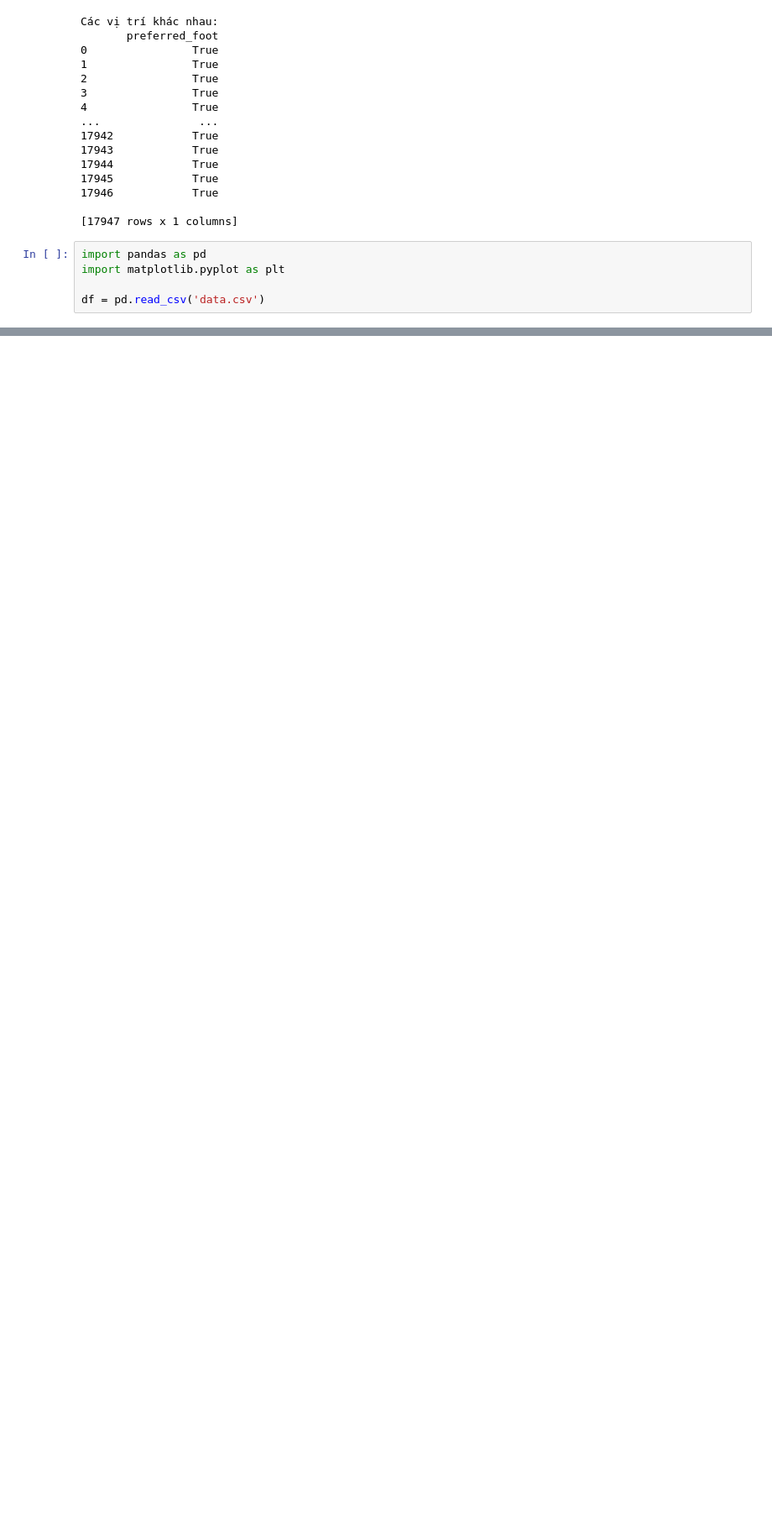
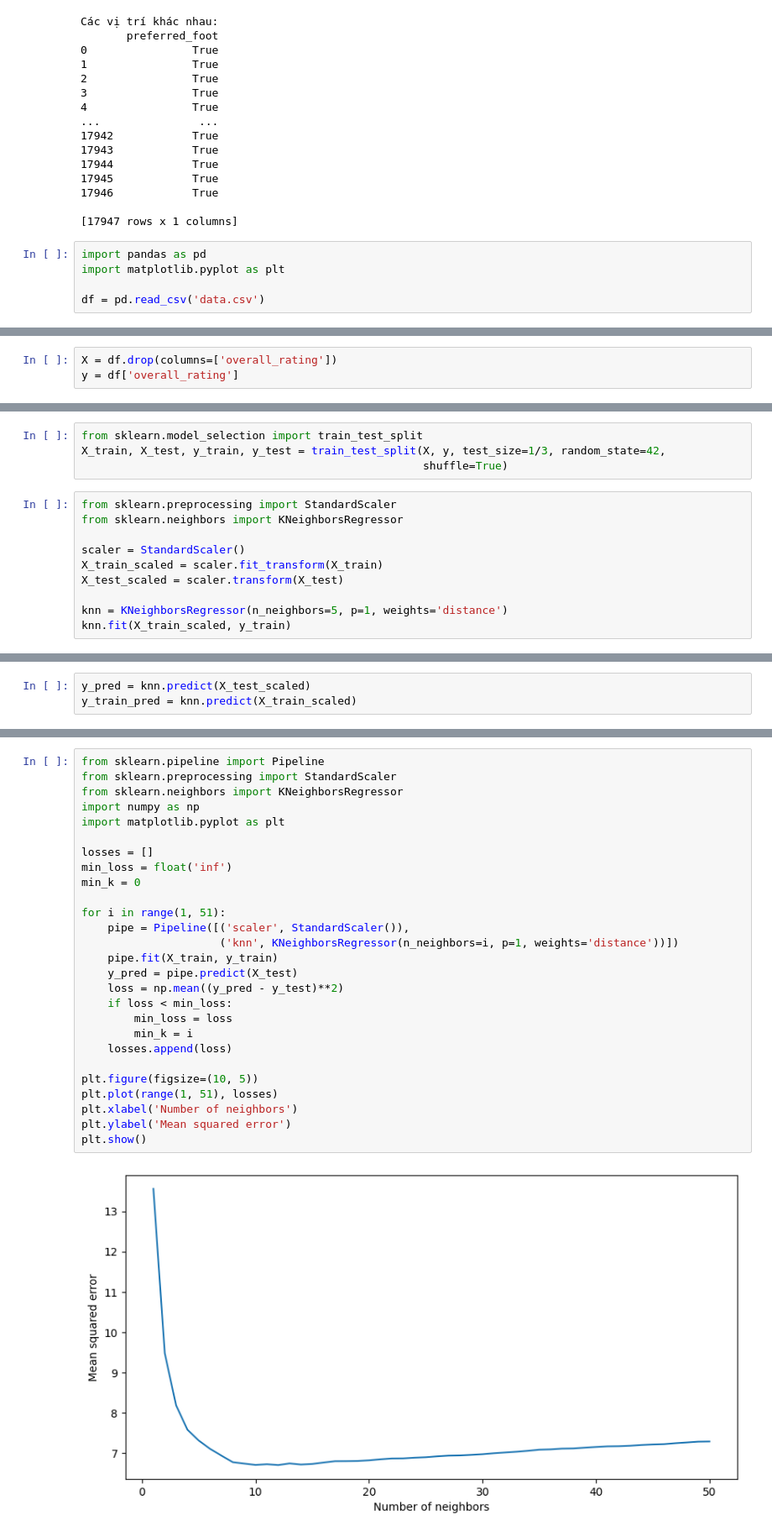
Before and after one commit to nttrung612/Football_Players_Rating_Prediction, a Jupyter notebook: demo.ipynb, the cells around one changed output, grey strips where cells are left out. Shown: that part at 84% size. Drawn from its saved outputs; the diff is of its cells as text; blank space fills up the shorter version.

```diff
--- a/demo.ipynb
+++ b/demo.ipynb
@@ -51,0 +127,3 @@ plt.show()
+# %%
+X = df.drop(columns=['overall_rating'])
+y = df['overall_rating']
@@ -51,0 +134,14 @@ plt.show()
+# %%
+from sklearn.model_selection import train_test_split
+X_train, X_test, y_train, y_test = train_test_split(X, y, test_size=1/3, random_state=42,
+                                                    shuffle=True)
+# %%
+from sklearn.preprocessing import StandardScaler
+from sklearn.neighbors import KNeighborsRegressor
+
+scaler = StandardScaler()
+X_train_scaled = scaler.fit_transform(X_train)
+X_test_scaled = scaler.transform(X_test)
+
+knn = KNeighborsRegressor(n_neighbors=5, p=1, weights='distance')
+knn.fit(X_train_scaled, y_train)
@@ -51,0 +150,3 @@ plt.show()
+# %%
+y_pred = knn.predict(X_test_scaled)
+y_train_pred = knn.predict(X_train_scaled)
@@ -51,0 +177,29 @@ plt.show()
+# %%
+from sklearn.pipeline import Pipeline
+from sklearn.preprocessing import StandardScaler
+from sklearn.neighbors import KNeighborsRegressor
+import numpy as np
+import matplotlib.pyplot as plt
+
+losses = []
+min_loss = float('inf')
+min_k = 0
+
+for i in range(1, 51):
+    pipe = Pipeline([('scaler', StandardScaler()),
+                     ('knn', KNeighborsRegressor(n_neighbors=i, p=1, weights='distance'))])
+    pipe.fit(X_train, y_train)
+    y_pred = pipe.predict(X_test)
+    loss = np.mean((y_pred - y_test)**2)
+    if loss < min_loss:
+        min_loss = loss
+        min_k = i
+    losses.append(loss)
+
+plt.figure(figsize=(10, 5))
+plt.plot(range(1, 51), losses)
+plt.xlabel('Number of neighbors')
+plt.ylabel('Mean squared error')
+plt.show()
+# %% [output]
+[figure, added]
```
Also changed, not shown: parts of 34 cells of this notebook, 11 other files.
